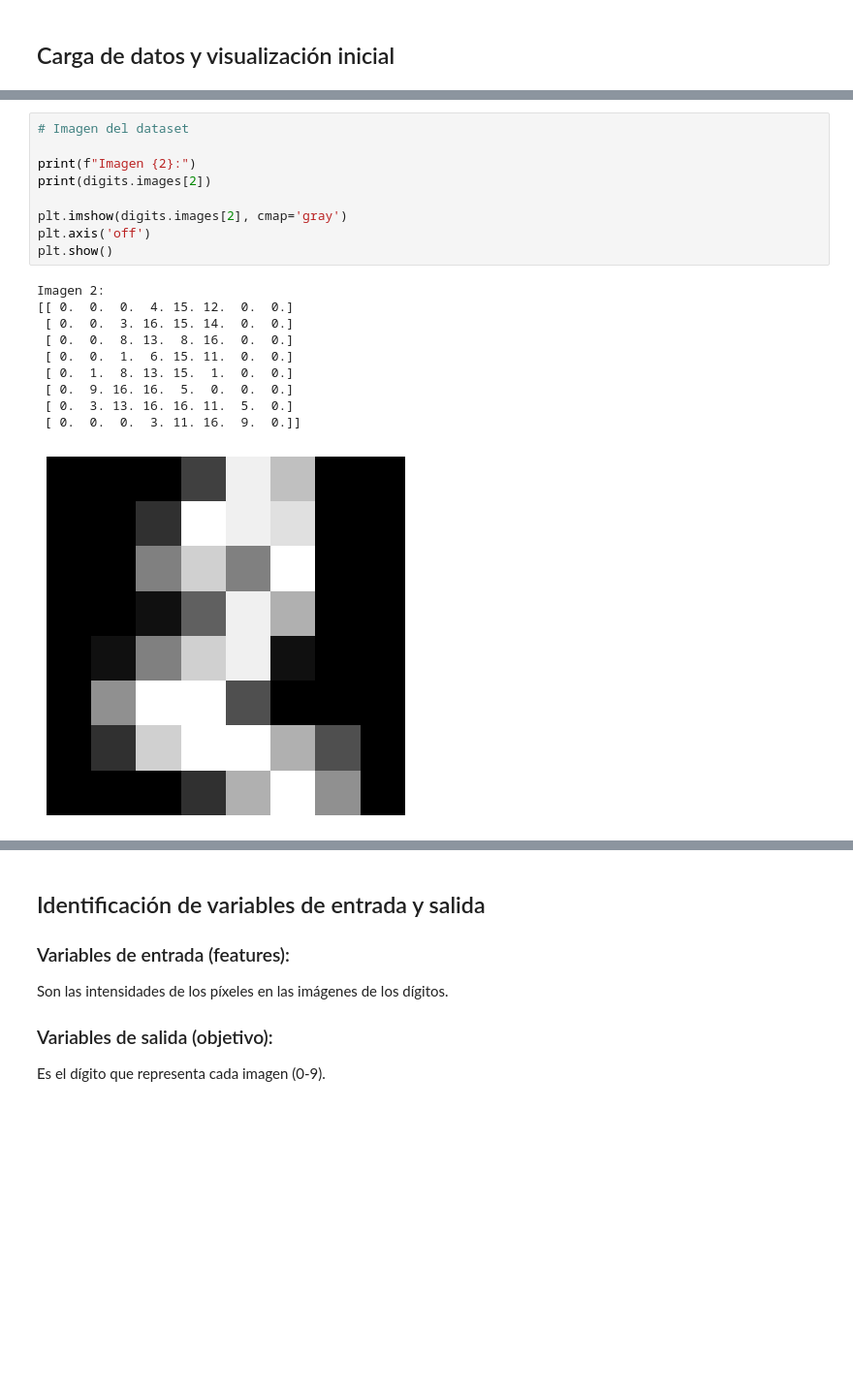
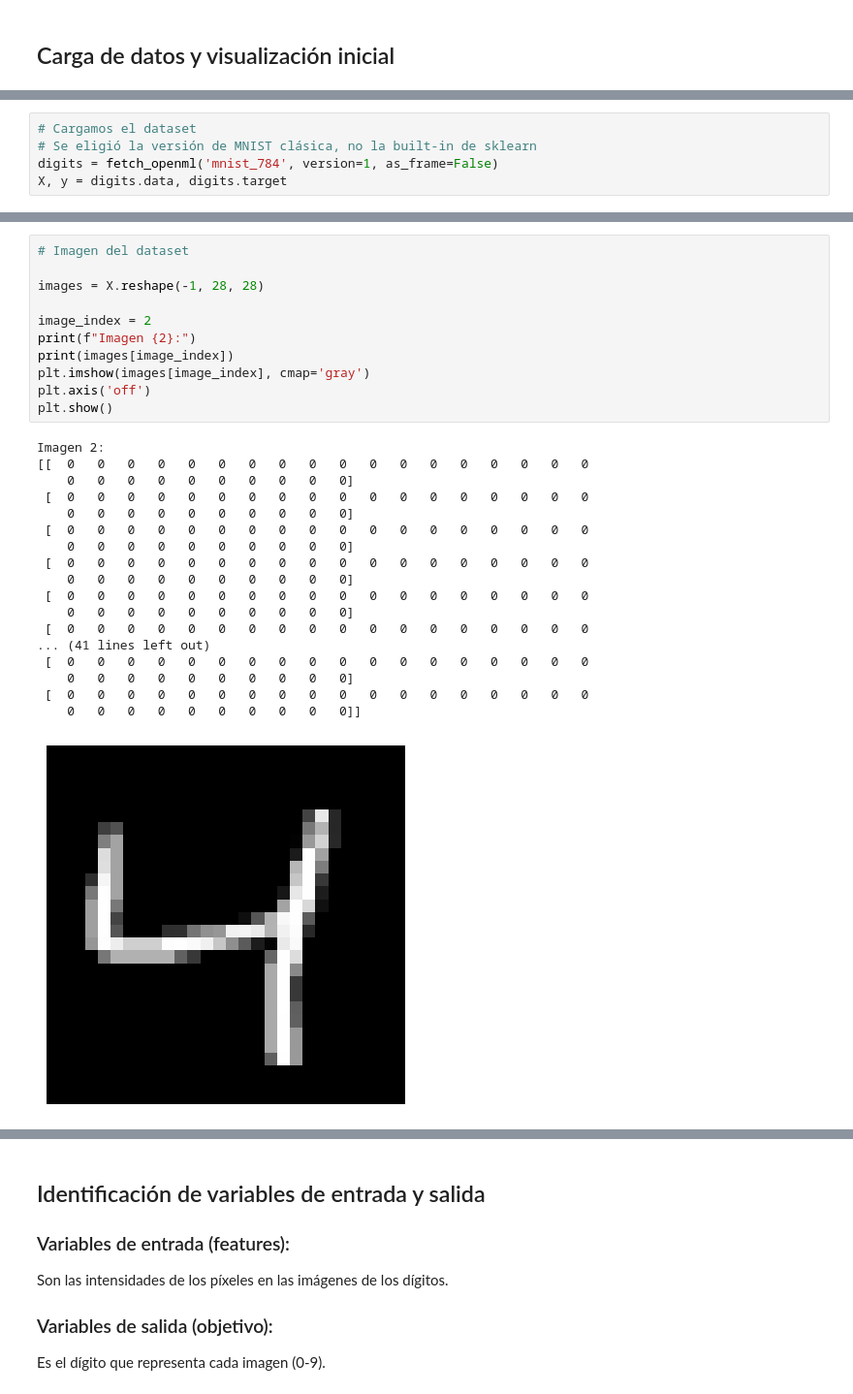
Before and after one commit to milton-lopez/analisis_d, a Jupyter notebook: src/AdD_a14_GRUPO_LOPEZ.ipynb, the cells around one changed output, grey strips where cells are left out. Shown at 97% size. Saved outputs shown, nothing was run; the diff lists cells and outputs as text; blank space fills up the shorter version.

```diff
--- a/src/AdD_a14_GRUPO_LOPEZ.ipynb
+++ b/src/AdD_a14_GRUPO_LOPEZ.ipynb
@@ -38,0 +30,5 @@ X, y = digits.data, digits.target
+# %%
+# Cargamos el dataset
+# Se eligió la versión de MNIST clásica, no la built-in de sklearn
+digits = fetch_openml('mnist_784', version=1, as_frame=False)
+X, y = digits.data, digits.target
@@ -72,21 +123,31 @@ _ = fig.suptitle("Primeros 100 dígitos", fontsize=16)
 # %%
 # Imagen del dataset
 
+images = X.reshape(-1, 28, 28)
+
+image_index = 2
 print(f"Imagen {2}:")
-print(digits.images[2])
-
-plt.imshow(digits.images[2], cmap='gray')
+print(images[image_index])
+plt.imshow(images[image_index], cmap='gray')
 plt.axis('off')
 plt.show()
 # %% [output]
 Imagen 2:
-[[ 0.  0.  0.  4. 15. 12.  0.  0.]
- [ 0.  0.  3. 16. 15. 14.  0.  0.]
- [ 0.  0.  8. 13.  8. 16.  0.  0.]
- [ 0.  0.  1.  6. 15. 11.  0.  0.]
- [ 0.  1.  8. 13. 15.  1.  0.  0.]
- [ 0.  9. 16. 16.  5.  0.  0.  0.]
- [ 0.  3. 13. 16. 16. 11.  5.  0.]
- [ 0.  0.  0.  3. 11. 16.  9.  0.]]
+[[  0   0   0   0   0   0   0   0   0   0   0   0   0   0   0   0   0   0
+    0   0   0   0   0   0   0   0   0   0]
+ [  0   0   0   0   0   0   0   0   0   0   0   0   0   0   0   0   0   0
+    0   0   0   0   0   0   0   0   0   0]
+ [  0   0   0   0   0   0   0   0   0   0   0   0   0   0   0   0   0   0
+    0   0   0   0   0   0   0   0   0   0]
+ [  0   0   0   0   0   0   0   0   0   0   0   0   0   0   0   0   0   0
+    0   0   0   0   0   0   0   0   0   0]
+ [  0   0   0   0   0   0   0   0   0   0   0   0   0   0   0   0   0   0
+    0   0   0   0   0   0   0   0   0   0]
+ [  0   0   0   0   0   0   0   0   0   0   0   0   0   0   0   0   0   0
+... (41 lines left out)
+ [  0   0   0   0   0   0   0   0   0   0   0   0   0   0   0   0   0   0
+    0   0   0   0   0   0   0   0   0   0]
+ [  0   0   0   0   0   0   0   0   0   0   0   0   0   0   0   0   0   0
+    0   0   0   0   0   0   0   0   0   0]]
-[figure, old version]
+[figure, new version]
 # %% [markdown]
```
Also changed, not shown: parts of 83 cells of this notebook.
